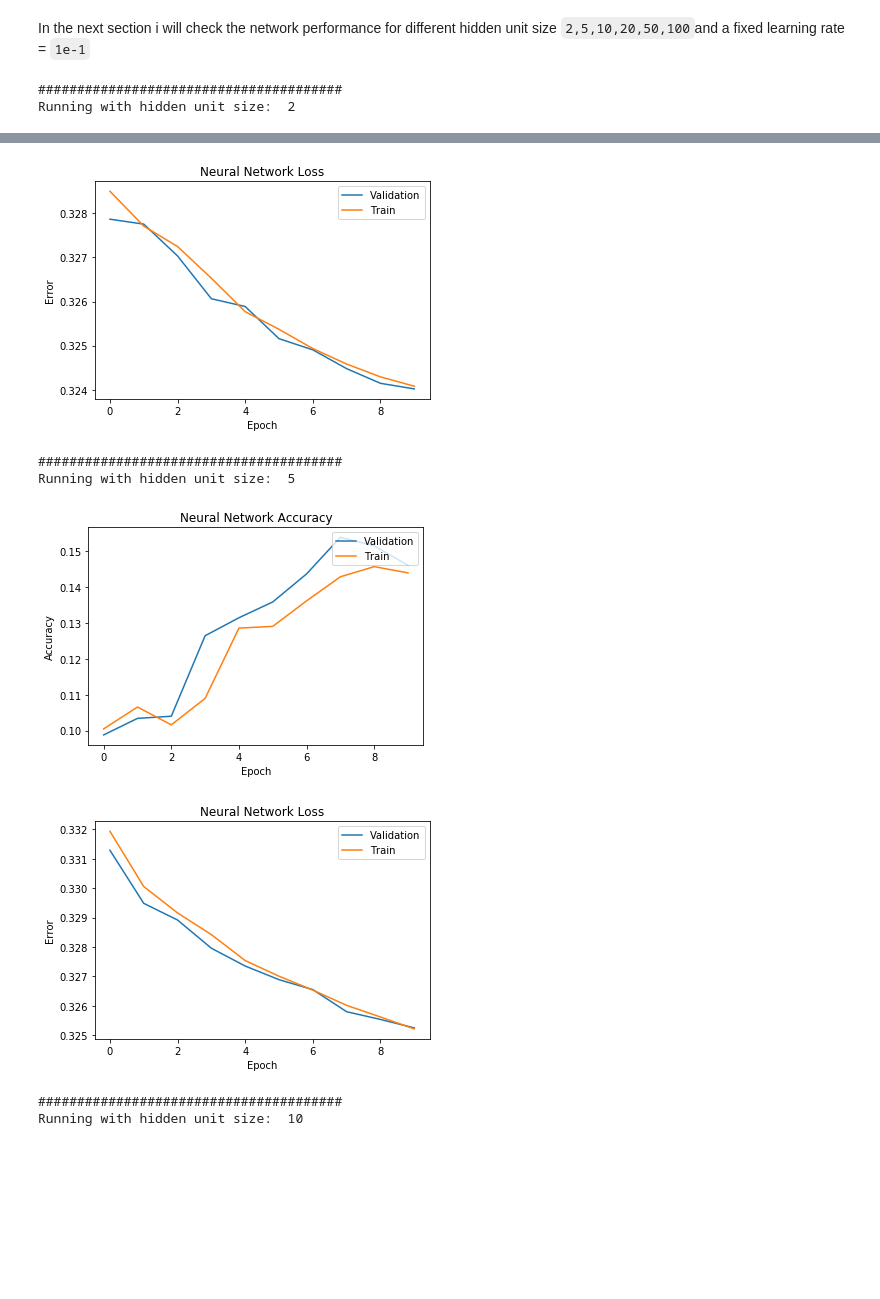
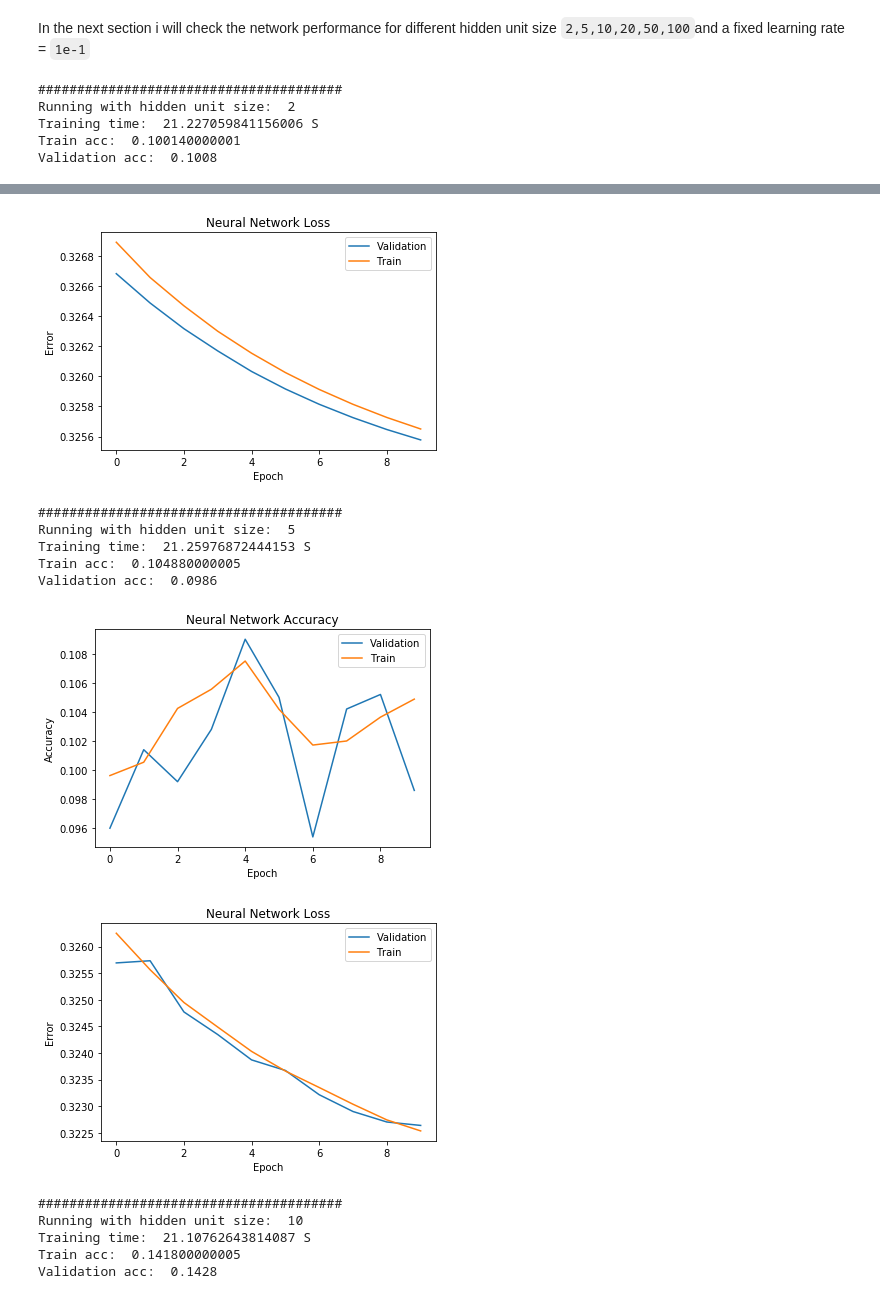
Before and after one commit to ELBe7ery/CS463-Neural-Networks, a Jupyter notebook: src-py/Assignment_1.ipynb, the cells around one changed output, grey strips where cells are left out. Saved outputs shown, nothing was run; the diff lists cells and outputs as text; code cells hidden in the pictures; blank space fills up the shorter version.

```diff
--- a/src-py/Assignment_1.ipynb
+++ b/src-py/Assignment_1.ipynb
@@ -22,7 +219,7 @@ In my case it is located at 'user\.keras\datasets\cifar-10-batches-py'
 """
 
 import os
-
+import time
 import keras
 import numpy as np
 from keras.datasets import cifar10
@@ -80,8 +277,14 @@ def test_nn(num_epochs=25, eta=1e-1, batch_size=128, hidden_neurons=50):
 
     model.compile(loss="binary_crossentropy", optimizer=sgd, metrics=["categorical_accuracy"])
 
+    t = time.time()
     # show the progress during iteration
     history = model.fit(x_train, y_train, epochs=num_epochs, batch_size=batch_size, verbose=0, validation_data=(x_valid, y_valid))
+    elapsed = time.time() - t
+    print("Training time: ", elapsed, "S")
+    print ("Train acc: ", history.history['categorical_accuracy'][-1])
+    print ("Validation acc: ", history.history['val_categorical_accuracy'][-1])
+
     pylab.plot(history.history['val_categorical_accuracy'])
     pylab.plot(history.history['categorical_accuracy'])
     pylab.legend(['Validation', 'Train'], loc='upper right')
@@ -96,5 +299,4 @@ def test_nn(num_epochs=25, eta=1e-1, batch_size=128, hidden_neurons=50):
     pylab.xlabel('Epoch')
     pylab.ylabel('Error')
     pylab.show()
-
     return  model.evaluate(x_test, y_test,batch_size=batch_size, verbose=0)
@@ -109,7 +309,10 @@ result_dict = {}
 for i in hidden_unit_size:
     print ("#######################################")
     print ("Running with hidden unit size: ", str(i))
-    result_dict[i] = test_nn(num_epochs = 10, hidden_neurons=i)
+    result_dict[i] = test_nn(num_epochs = 10, hidden_neurons=i, eta=1e-2)
 # %% [output]
 #######################################
 Running with hidden unit size:  2
+Training time:  21.227059841156006 S
+Train acc:  0.100140000001
+Validation acc:  0.1008
@@ -117,7 +320,13 @@ Running with hidden unit size:  2
-[figure, old version]
+[figure, new version]
 #######################################
 Running with hidden unit size:  5
+Training time:  21.25976872444153 S
+Train acc:  0.104880000005
+Validation acc:  0.0986
-[figure, old version]
+[figure, new version]
-[figure, old version]
+[figure, new version]
 #######################################
 Running with hidden unit size:  10
+Training time:  21.10762643814087 S
+Train acc:  0.141800000005
+Validation acc:  0.1428
```
Also changed, not shown: parts of 11 cells of this notebook, 2 other files.
